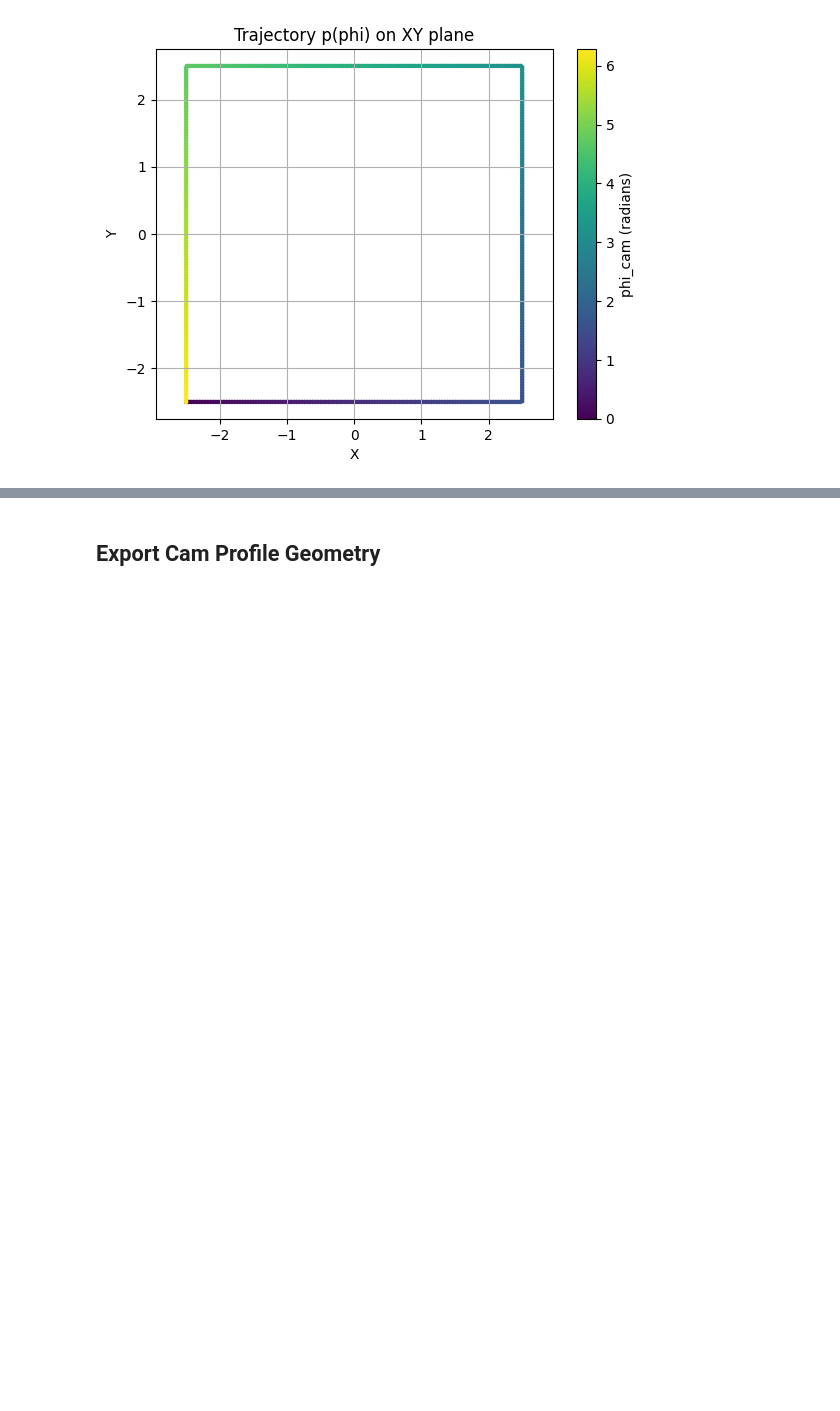
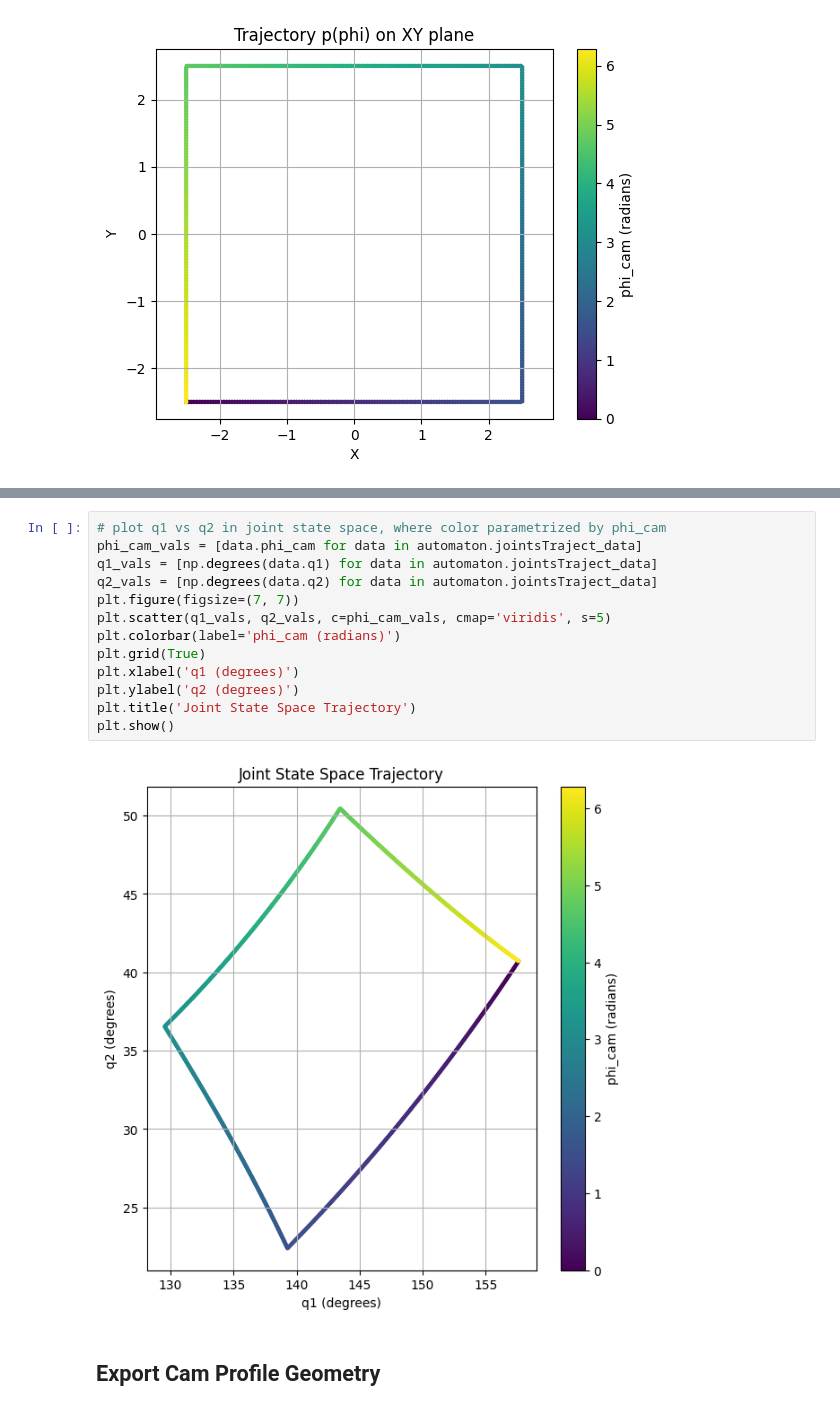
Before and after one commit to lyDevper/Automaton-5BL, a Jupyter notebook: Automaton5BL_Project_local.ipynb, the cells around one changed output, grey strips where cells are left out. Cells and saved outputs as stored; diff of their text form; blank space fills up the shorter version.

```diff
--- a/Automaton5BL_Project_local.ipynb
+++ b/Automaton5BL_Project_local.ipynb
@@ -479,3 +542,18 @@ plt.show()
+# %%
+# plot q1 vs q2 in joint state space, where color parametrized by phi_cam
+phi_cam_vals = [data.phi_cam for data in automaton.jointsTraject_data]
+q1_vals = [np.degrees(data.q1) for data in automaton.jointsTraject_data]
+q2_vals = [np.degrees(data.q2) for data in automaton.jointsTraject_data]
+plt.figure(figsize=(7, 7))
+plt.scatter(q1_vals, q2_vals, c=phi_cam_vals, cmap='viridis', s=5)
+plt.colorbar(label='phi_cam (radians)')
+plt.grid(True)
+plt.xlabel('q1 (degrees)')
+plt.ylabel('q2 (degrees)')
+plt.title('Joint State Space Trajectory')
+plt.show()
+# %% [output]
+[figure, added]
 # %% [markdown]
 ## Export Cam Profile Geometry
 # %%
```
Also changed, not shown: parts of 6 cells of this notebook.
